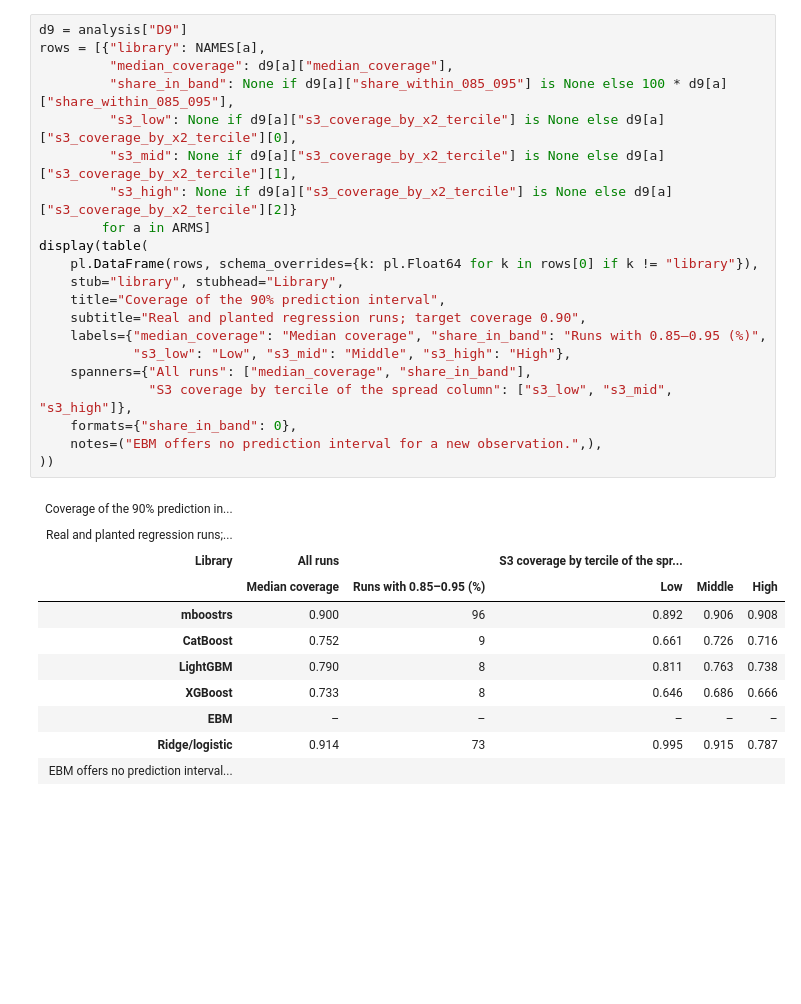
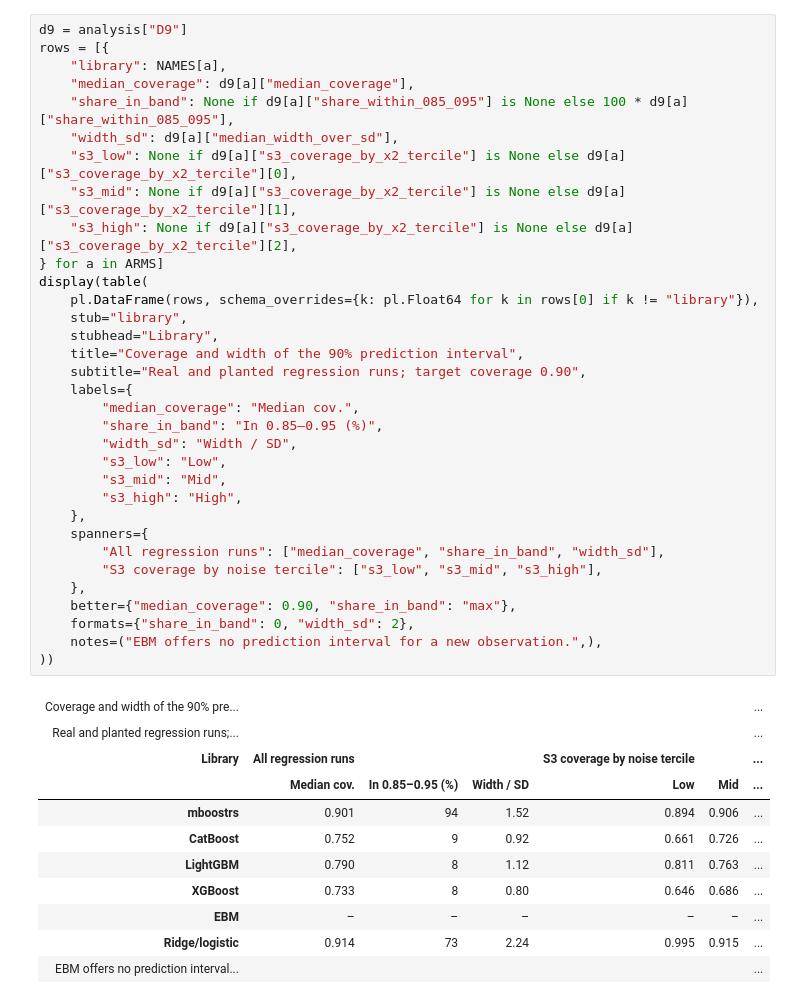
Before and after one commit to fcela/mboostrs, a Jupyter notebook: docs/book/benchmarks/heldout_competition.ipynb, the cells around one changed output. Cells and saved outputs as stored; diff of their text form; blank space fills up the shorter version.

```diff
--- a/docs/book/benchmarks/heldout_competition.ipynb
+++ b/docs/book/benchmarks/heldout_competition.ipynb
@@ -262,33 +539,45 @@ the reference. EBM has no interval for a new observation.
 # %%
 d9 = analysis["D9"]
-rows = [{"library": NAMES[a],
-         "median_coverage": d9[a]["median_coverage"],
-         "share_in_band": None if d9[a]["share_within_085_095"] is None else 100 * d9[a]["share_within_085_095"],
-         "s3_low": None if d9[a]["s3_coverage_by_x2_tercile"] is None else d9[a]["s3_coverage_by_x2_tercile"][0],
-         "s3_mid": None if d9[a]["s3_coverage_by_x2_tercile"] is None else d9[a]["s3_coverage_by_x2_tercile"][1],
-         "s3_high": None if d9[a]["s3_coverage_by_x2_tercile"] is None else d9[a]["s3_coverage_by_x2_tercile"][2]}
-        for a in ARMS]
+rows = [{
+    "library": NAMES[a],
+    "median_coverage": d9[a]["median_coverage"],
+    "share_in_band": None if d9[a]["share_within_085_095"] is None else 100 * d9[a]["share_within_085_095"],
+    "width_sd": d9[a]["median_width_over_sd"],
+    "s3_low": None if d9[a]["s3_coverage_by_x2_tercile"] is None else d9[a]["s3_coverage_by_x2_tercile"][0],
+    "s3_mid": None if d9[a]["s3_coverage_by_x2_tercile"] is None else d9[a]["s3_coverage_by_x2_tercile"][1],
+    "s3_high": None if d9[a]["s3_coverage_by_x2_tercile"] is None else d9[a]["s3_coverage_by_x2_tercile"][2],
+} for a in ARMS]
 display(table(
     pl.DataFrame(rows, schema_overrides={k: pl.Float64 for k in rows[0] if k != "library"}),
-    stub="library", stubhead="Library",
-    title="Coverage of the 90% prediction interval",
+    stub="library",
+    stubhead="Library",
+    title="Coverage and width of the 90% prediction interval",
     subtitle="Real and planted regression runs; target coverage 0.90",
-    labels={"median_coverage": "Median coverage", "share_in_band": "Runs with 0.85–0.95 (%)",
-            "s3_low": "Low", "s3_mid": "Middle", "s3_high": "High"},
-    spanners={"All runs": ["median_coverage", "share_in_band"],
-              "S3 coverage by tercile of the spread column": ["s3_low", "s3_mid", "s3_high"]},
-    formats={"share_in_band": 0},
+    labels={
+        "median_coverage": "Median cov.",
+        "share_in_band": "In 0.85–0.95 (%)",
+        "width_sd": "Width / SD",
+        "s3_low": "Low",
+        "s3_mid": "Mid",
+        "s3_high": "High",
+    },
+    spanners={
+        "All regression runs": ["median_coverage", "share_in_band", "width_sd"],
+        "S3 coverage by noise tercile": ["s3_low", "s3_mid", "s3_high"],
+    },
+    better={"median_coverage": 0.90, "share_in_band": "max"},
+    formats={"share_in_band": 0, "width_sd": 2},
     notes=("EBM offers no prediction interval for a new observation.",),
 ))
 # %% [output]
-| Coverage of the 90% prediction in... |  |  |  |  |  |
-| Real and planted regression runs;... |  |  |  |  |  |
-| Library | All runs |  | S3 coverage by tercile of the spr... |  |  |
-|  | Median coverage | Runs with 0.85–0.95 (%) | Low | Middle | High |
-| mboostrs | 0.900 | 96 | 0.892 | 0.906 | 0.908 |
-| CatBoost | 0.752 | 9 | 0.661 | 0.726 | 0.716 |
-| LightGBM | 0.790 | 8 | 0.811 | 0.763 | 0.738 |
-| XGBoost | 0.733 | 8 | 0.646 | 0.686 | 0.666 |
-| EBM | – | – | – | – | – |
-| Ridge/logistic | 0.914 | 73 | 0.995 | 0.915 | 0.787 |
-| EBM offers no prediction interval... |  |  |  |  |  |
+| Coverage and width of the 90% pre... |  |  |  |  |  | ... |
+| Real and planted regression runs;... |  |  |  |  |  | ... |
+| Library | All regression runs |  |  | S3 coverage by noise tercile |  | ... |
+|  | Median cov. | In 0.85–0.95 (%) | Width / SD | Low | Mid | ... |
+| mboostrs | 0.901 | 94 | 1.52 | 0.894 | 0.906 | ... |
+| CatBoost | 0.752 | 9 | 0.92 | 0.661 | 0.726 | ... |
+| LightGBM | 0.790 | 8 | 1.12 | 0.811 | 0.763 | ... |
+| XGBoost | 0.733 | 8 | 0.80 | 0.646 | 0.686 | ... |
+| EBM | – | – | – | – | – | ... |
+| Ridge/logistic | 0.914 | 73 | 2.24 | 0.995 | 0.915 | ... |
+| EBM offers no prediction interval... |  |  |  |  |  | ... |
```
Also changed, not shown: parts of 24 cells of this notebook, 13 other files.
